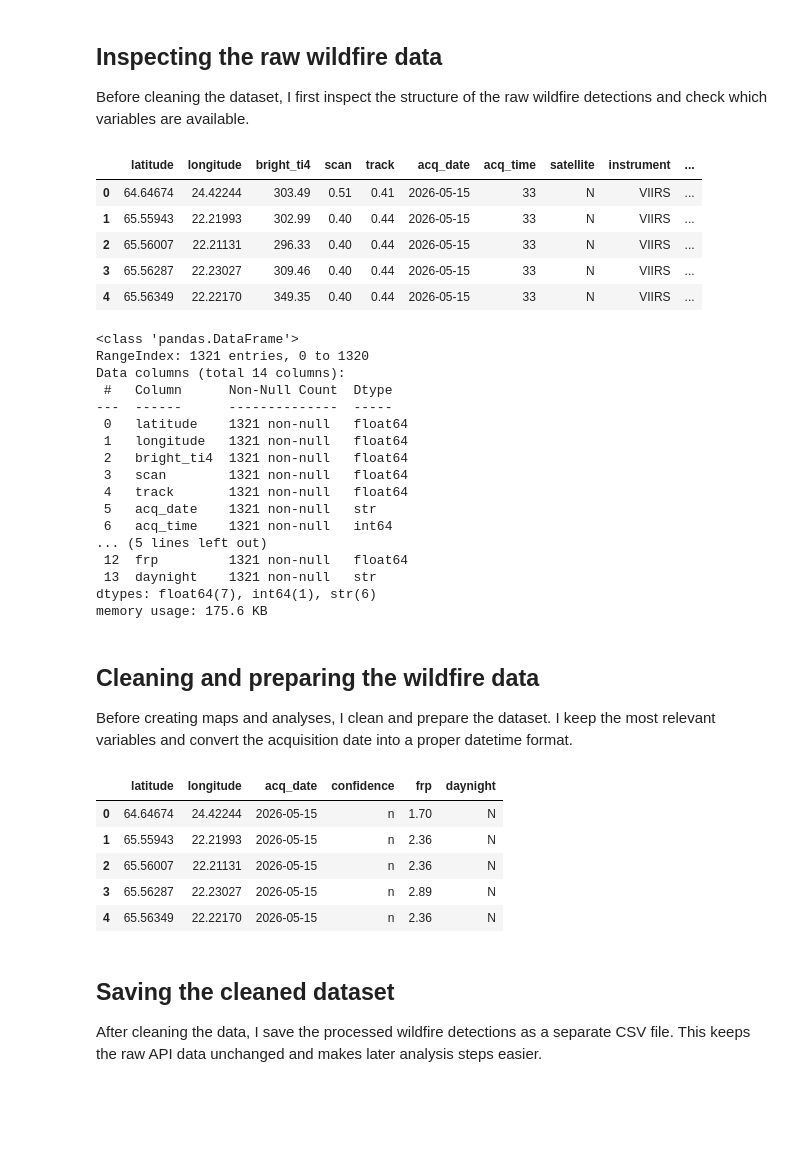
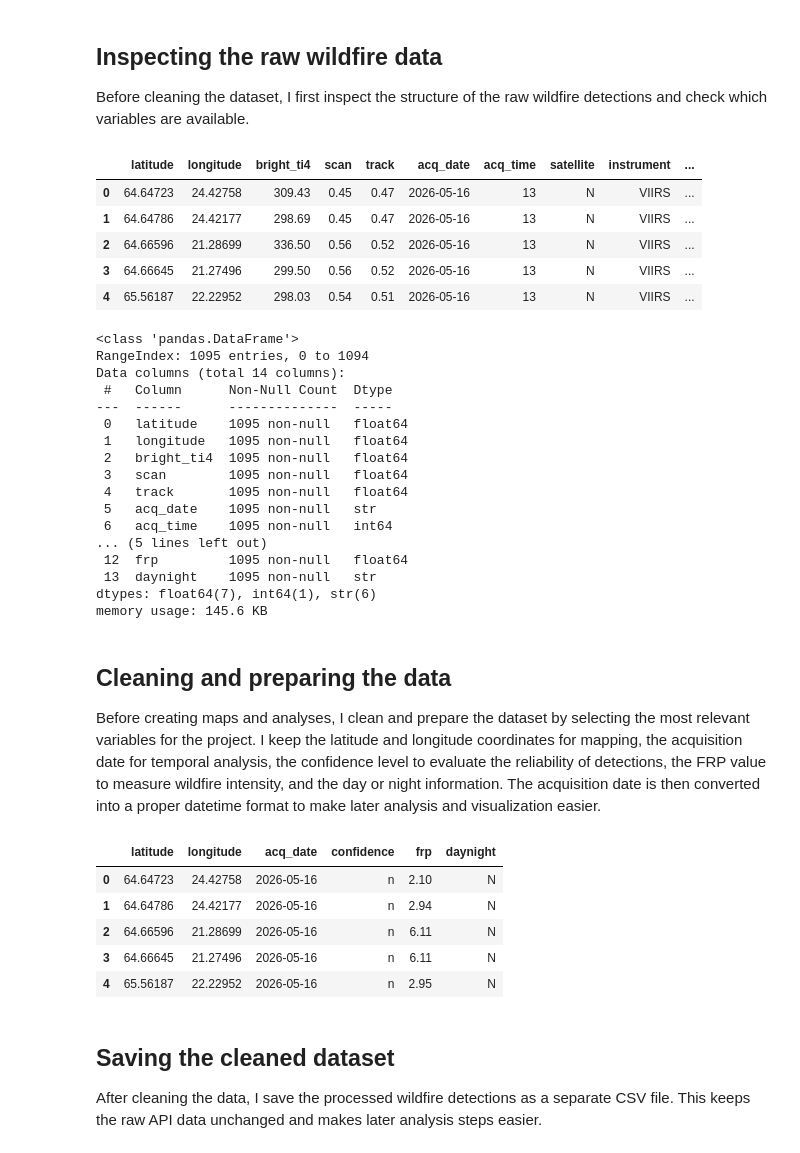
Before and after one commit to pascalandreasheiniger-max/sds210-wildfire-mapping, a Jupyter notebook: notebooks/wildfire_mapping.ipynb, the cells around one changed output. Drawn from its saved outputs; the diff is of its cells as text; code cells hidden in the pictures; blank space fills up the shorter version.

```diff
--- a/notebooks/wildfire_mapping.ipynb
+++ b/notebooks/wildfire_mapping.ipynb
@@ -37,7 +49,5 @@ SOURCE = "VIIRS_SNPP_NRT"
 AREA = "-10,35,30,72"
 DAYS = 5
 
-RAW_FILE = RAW_DATA_DIR / f"nasa_raw_.csv"
-PROCESSED_FILE = PROCESSED_DATA_DIR / f"nasa_cleaned_.csv"
-
-SOURCE, AREA, DAYS
+RAW_FILE = RAW_DATA_DIR / "nasa_raw_.csv"
+PROCESSED_FILE = PROCESSED_DATA_DIR / "nasa_cleaned_.csv"
@@ -90,57 +98,57 @@ Before cleaning the dataset, I first inspect the structure of the raw wildfire d
 df.head()
 # %% [output]
 |  | latitude | longitude | bright_ti4 | scan | track | acq_date | acq_time | satellite | instrument | ... |
-| 0 | 64.64674 | 24.42244 | 303.49 | 0.51 | 0.41 | 2026-05-15 | 33 | N | VIIRS | ... |
-| 1 | 65.55943 | 22.21993 | 302.99 | 0.40 | 0.44 | 2026-05-15 | 33 | N | VIIRS | ... |
-| 2 | 65.56007 | 22.21131 | 296.33 | 0.40 | 0.44 | 2026-05-15 | 33 | N | VIIRS | ... |
-| 3 | 65.56287 | 22.23027 | 309.46 | 0.40 | 0.44 | 2026-05-15 | 33 | N | VIIRS | ... |
-| 4 | 65.56349 | 22.22170 | 349.35 | 0.40 | 0.44 | 2026-05-15 | 33 | N | VIIRS | ... |
+| 0 | 64.64723 | 24.42758 | 309.43 | 0.45 | 0.47 | 2026-05-16 | 13 | N | VIIRS | ... |
+| 1 | 64.64786 | 24.42177 | 298.69 | 0.45 | 0.47 | 2026-05-16 | 13 | N | VIIRS | ... |
+| 2 | 64.66596 | 21.28699 | 336.50 | 0.56 | 0.52 | 2026-05-16 | 13 | N | VIIRS | ... |
+| 3 | 64.66645 | 21.27496 | 299.50 | 0.56 | 0.52 | 2026-05-16 | 13 | N | VIIRS | ... |
+| 4 | 65.56187 | 22.22952 | 298.03 | 0.54 | 0.51 | 2026-05-16 | 13 | N | VIIRS | ... |
 # %%
 df.info()
 # %% [output]
 <class 'pandas.DataFrame'>
-RangeIndex: 1321 entries, 0 to 1320
+RangeIndex: 1095 entries, 0 to 1094
 Data columns (total 14 columns):
  #   Column      Non-Null Count  Dtype
 ---  ------      --------------  -----
- 0   latitude    1321 non-null   float64
- 1   longitude   1321 non-null   float64
- 2   bright_ti4  1321 non-null   float64
- 3   scan        1321 non-null   float64
- 4   track       1321 non-null   float64
- 5   acq_date    1321 non-null   str
- 6   acq_time    1321 non-null   int64
+ 0   latitude    1095 non-null   float64
+ 1   longitude   1095 non-null   float64
+ 2   bright_ti4  1095 non-null   float64
+ 3   scan        1095 non-null   float64
+ 4   track       1095 non-null   float64
+ 5   acq_date    1095 non-null   str
+ 6   acq_time    1095 non-null   int64
 ... (5 lines left out)
- 12  frp         1321 non-null   float64
- 13  daynight    1321 non-null   str
+ 12  frp         1095 non-null   float64
+ 13  daynight    1095 non-null   str
 dtypes: float64(7), int64(1), str(6)
-memory usage: 175.6 KB
+memory usage: 145.6 KB
 # %% [markdown]
-## Cleaning and preparing the wildfire data
+## Cleaning and preparing the data
 
-Before creating maps and analyses, I clean and prepare the dataset. I keep the most relevant variables and convert the acquisition date into a proper datetime format.
+Before creating maps and analyses, I clean and prepare the dataset by selecting the most relevant variables for the project. I keep the latitude and longitude coordinates for mapping, the acquisition date for temporal analysis, the confidence level to evaluate the reliability of detections, the FRP value to measure wildfire intensity, and the day or night information. The acquisition date is then converted into a proper datetime format to make later analysis and visualization easier.
 # %%
-selected_columns = [
+columns = [
     "latitude",
     "longitude",
     "acq_date",
     "confidence",
     "frp",
     "daynight"
 ]
 
-df = df[selected_columns].copy()
+df = df[columns].copy()
 
 df["acq_date"] = pd.to_datetime(df["acq_date"])
 
 df.head()
 # %% [output]
 |  | latitude | longitude | acq_date | confidence | frp | daynight |
-| 0 | 64.64674 | 24.42244 | 2026-05-15 | n | 1.70 | N |
-| 1 | 65.55943 | 22.21993 | 2026-05-15 | n | 2.36 | N |
-| 2 | 65.56007 | 22.21131 | 2026-05-15 | n | 2.36 | N |
-| 3 | 65.56287 | 22.23027 | 2026-05-15 | n | 2.89 | N |
-| 4 | 65.56349 | 22.22170 | 2026-05-15 | n | 2.36 | N |
+| 0 | 64.64723 | 24.42758 | 2026-05-16 | n | 2.10 | N |
+| 1 | 64.64786 | 24.42177 | 2026-05-16 | n | 2.94 | N |
+| 2 | 64.66596 | 21.28699 | 2026-05-16 | n | 6.11 | N |
+| 3 | 64.66645 | 21.27496 | 2026-05-16 | n | 6.11 | N |
+| 4 | 65.56187 | 22.22952 | 2026-05-16 | n | 2.95 | N |
 # %% [markdown]
 ## Saving the cleaned dataset
 
```
Also changed, not shown: parts of 15 cells of this notebook, 6 other files.
